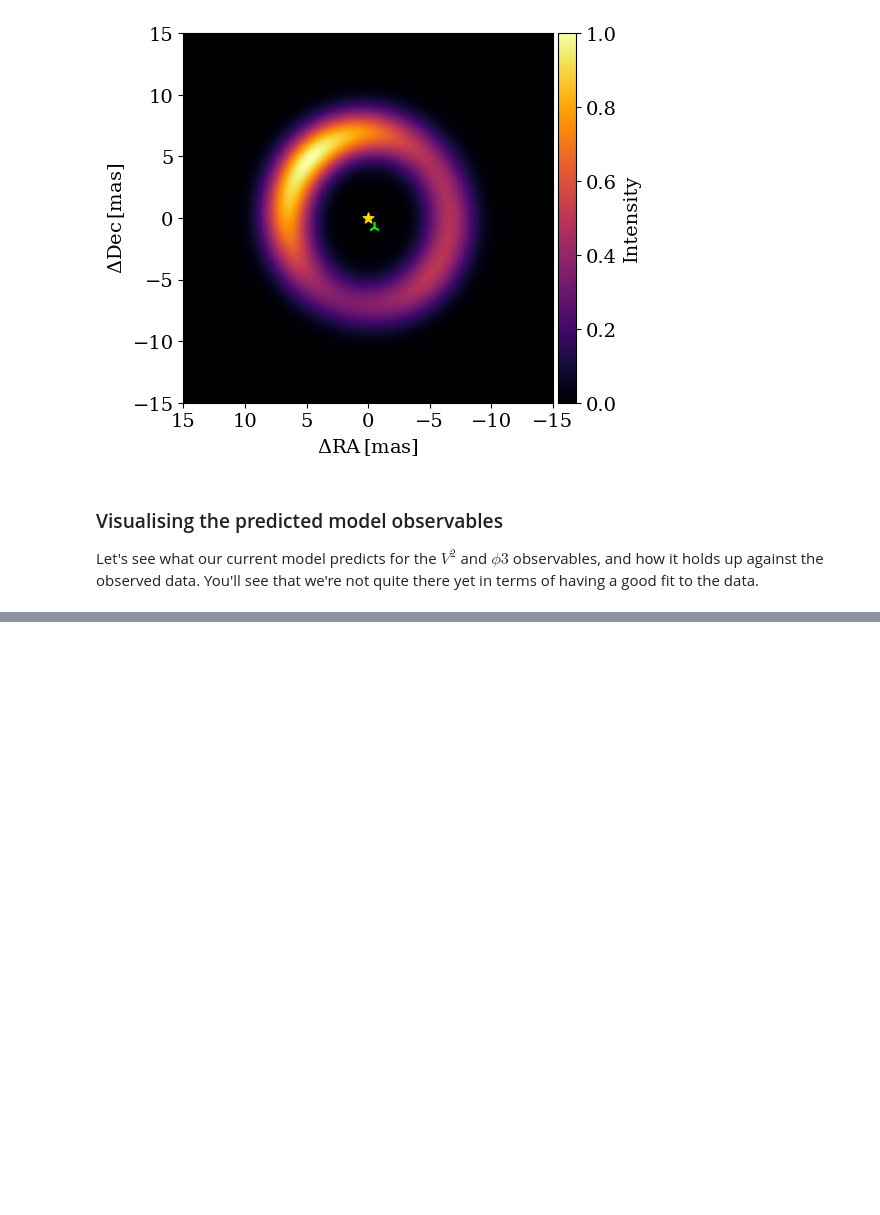
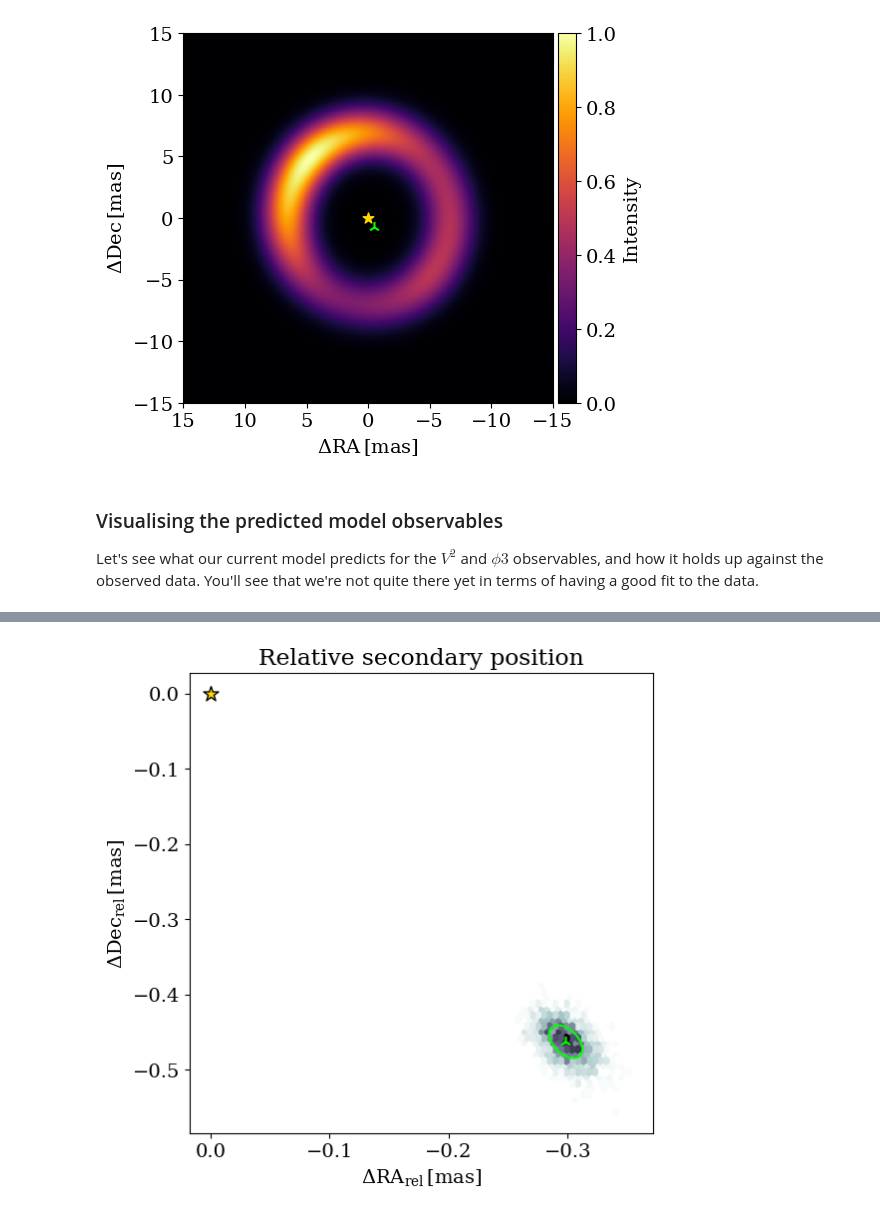
Before and after one commit to DePrinsT/drpangloss, a Jupyter notebook: notebooks/circumbinary_rim.ipynb, the cells around one changed output, grey strips where cells are left out. Drawn from its saved outputs; the diff is of its cells as text; code cells hidden in the pictures; blank space fills up the shorter version.

```diff
--- a/notebooks/circumbinary_rim.ipynb
+++ b/notebooks/circumbinary_rim.ipynb
@@ -1218,0 +674,42 @@ probabilistic programming language, and its implementation of the powerful
+# %%
+fig, ax = plt.subplots(1, 1, figsize=(6, 6))
+ax.hexbin(
+    posterior_samples["dra_rel"],
+    posterior_samples["ddec_rel"],
+    cmap="bone_r",
+    gridsize=20,
+)
+ax.scatter(
+    0.0,
+    0.0,
+    marker="*",
+    s=128,
+    color="gold",
+    edgecolors="black",
+)
+ax.scatter(
+    samples["dra_rel"].median(),
+    samples["ddec_rel"].median(),
+    marker="2",
+    s=64,
+    color="lime",
+)
+
+err_ellipse = Ellipse(
+    xy=(samples["dra_rel"].median(), samples["ddec_rel"].median()),
+    width=2 * std_min,
+    height=2 * std_maj,
+    angle=err_ell_pa + 90,
+    edgecolor="lime",
+    facecolor="none",
+    linewidth=1.5,
+)
+
+ax.invert_xaxis()
+ax.add_patch(err_ellipse)
+ax.set_xlabel(r"$\Delta \mathregular{RA_{rel}} \, \mathregular{[mas]}$")
+ax.set_ylabel(r"$\Delta \mathregular{Dec_{rel}} \, \mathregular{[mas]}$")
+ax.set_title("Relative secondary position")
+plt.show()
+# %% [output]
+[figure, added]
```
Also changed, not shown: parts of 56 cells of this notebook, 2 other files.
